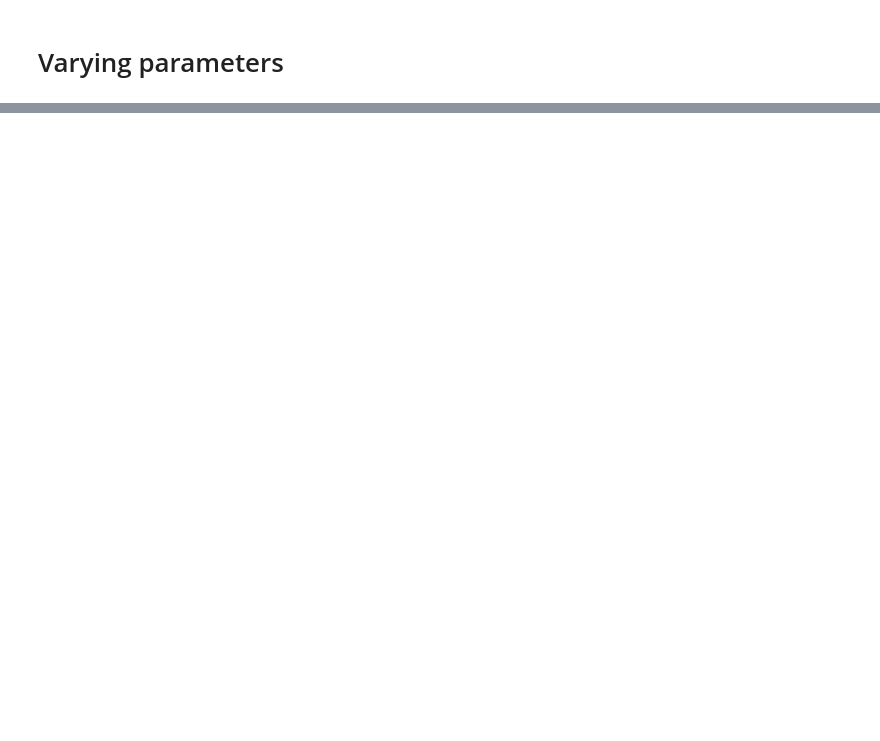
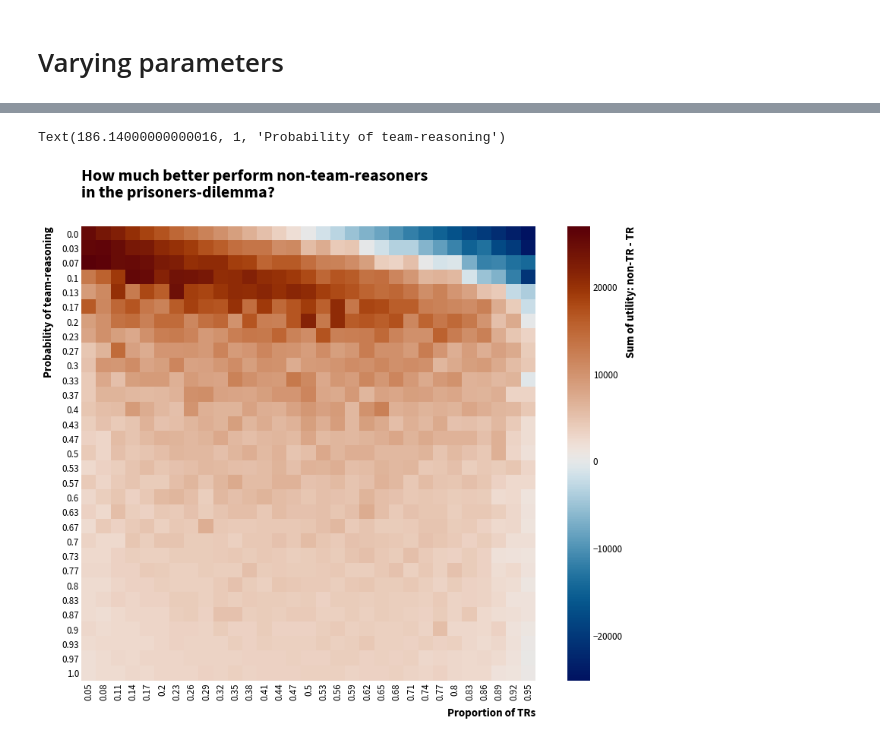
Before and after one commit to MNoichl/simple_teams, a Jupyter notebook: team_reasoning_in_prisoners_full_replacement_replicator_dyn.ipynb, the cells around one changed output, grey strips where cells are left out. Drawn from its saved outputs; the diff is of its cells as text; code cells hidden in the pictures; blank space fills up the shorter version.

```diff
--- a/team_reasoning_in_prisoners_full_replacement_replicator_dyn.ipynb
+++ b/team_reasoning_in_prisoners_full_replacement_replicator_dyn.ipynb
@@ -578 +576,20 @@ Text(0.5, 0, 'Mean utility: non-TR - TR')
 [interactive output not drawn]
+# %%
+fig = plt.figure(figsize=(15, 11))
+plt.title("How much better perform non-team-reasoners \nin the prisoners-dilemma?",y=1.03)
+
+to_plot = difference_frame.pivot_table(
+    index="probability_team_reasoning",
+    columns="proportion_team_reasoners",
+    values="performance_diff",
+)
+
+
+sns.heatmap(to_plot,cmap=cm.vik,fmt='.3f',xticklabels=to_plot.columns.values.round(2),yticklabels=to_plot.index.values.round(2),
+            cbar_kws={'label':'Sum of utility: non-TR - TR'}, square = True)
+
+plt.xlabel("Proportion of TRs", labelpad=10)
+plt.ylabel("Probability of team-reasoning", labelpad=10)
+# %% [output]
+Text(186.14000000000016, 1, 'Probability of team-reasoning')
+[figure, added]
```
Also changed, not shown: parts of 32 cells of this notebook.
